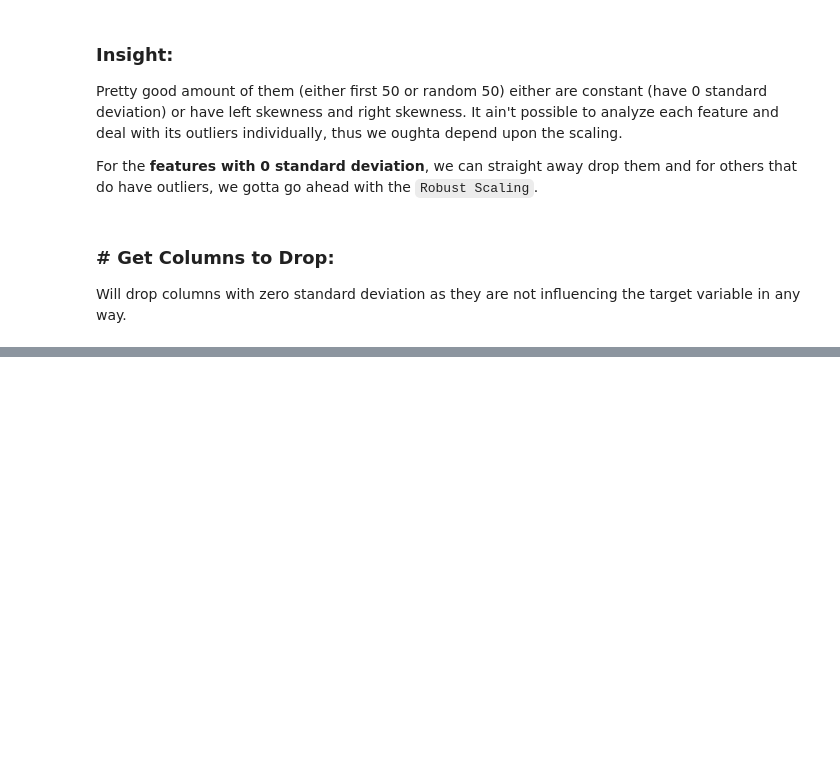
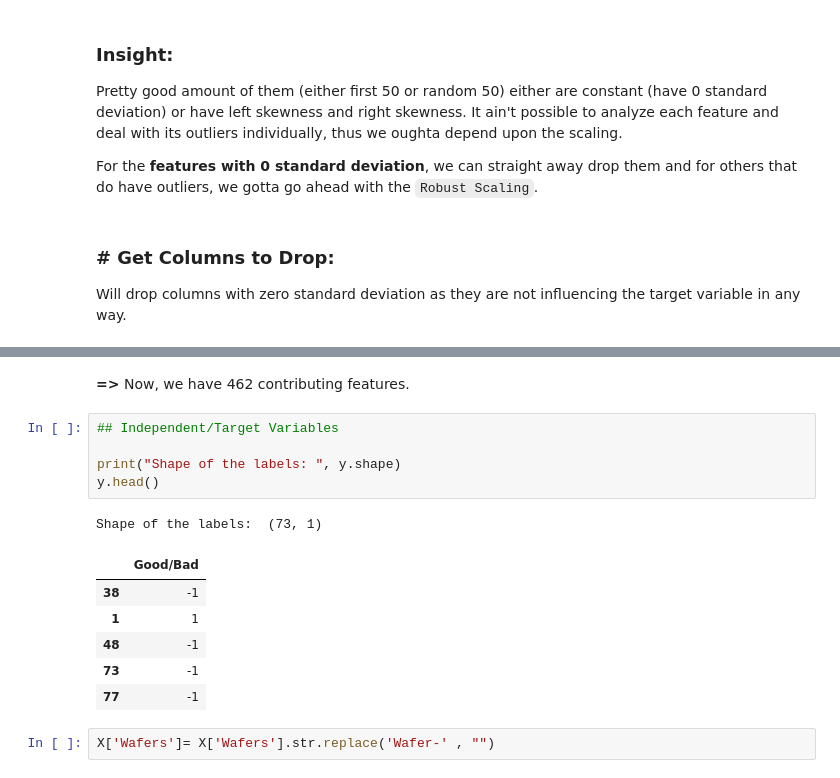
Before and after one commit to Er-Luciferr/Wafer-Fault-Detection, a Jupyter notebook: notebook/EDA.ipynb, the cells around one changed output, grey strips where cells are left out. Cells and saved outputs as stored; diff of their text form; blank space fills up the shorter version.

```diff
--- a/notebook/EDA.ipynb
+++ b/notebook/EDA.ipynb
@@ -199,0 +295,17 @@ Will drop columns with zero standard deviation as they are not influencing the t
+# %% [markdown]
+**=>** Now, we have 462 contributing features.
+# %%
+## Independent/Target Variables
+
+print("Shape of the labels: ", y.shape)
+y.head()
+# %% [output]
+Shape of the labels:  (73, 1)
+|  | Good/Bad |
+| 38 | -1 |
+| 1 | 1 |
+| 48 | -1 |
+| 73 | -1 |
+| 77 | -1 |
+# %%
+X['Wafers']= X['Wafers'].str.replace('Wafer-' , "")
```
Also changed, not shown: parts of 24 cells of this notebook.
